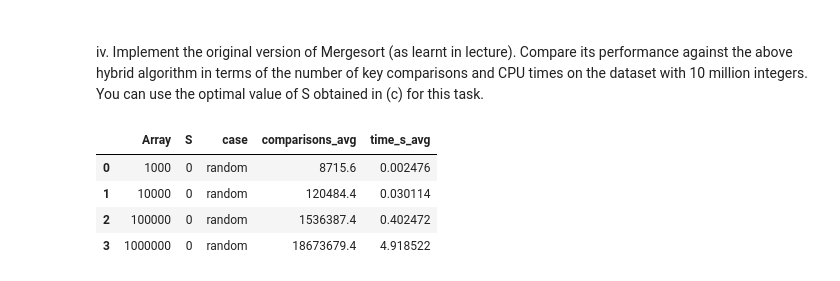
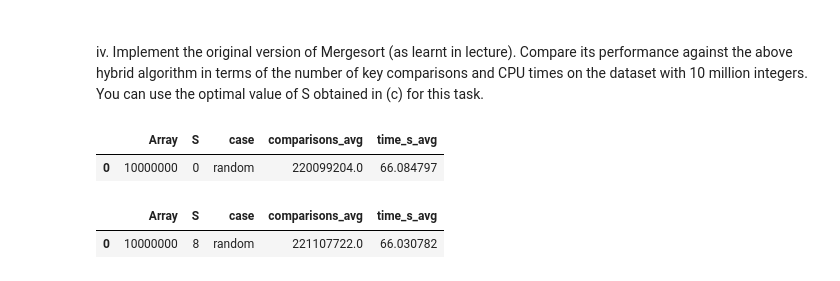
Before and after one commit to TeaLeafs04/SC2001, a Jupyter notebook: Project1.ipynb, the cells around one changed output. Drawn from its saved outputs; the diff is of its cells as text; code cells hidden in the pictures.

Commit message:
Updated multiarray

```diff
--- a/Project1.ipynb
+++ b/Project1.ipynb
@@ -133,8 +133,11 @@ def singlerun(size, S, case="random", seed=42):
 # %% [markdown]
 ### Data Collection for different array sizes with fixed S
 # %%
-def multiarray(S=32, trials=5, case="random", seed=42):
-    arraysize = [10**k for k in range(3, 7)]
+def multiarray(S=32, trials=5, case="random", seed=42, fixed_array=None):
+    if fixed_array is not None:
+        arraysize = [10**fixed_array]
+    else:
+        arraysize = [10**k for k in range(3, 8)]
     rows = []
     for array in arraysize:
         comps_list, time_list = [], []
@@ -245,11 +308,14 @@ plot_comparisons_vs_S(df_ii, array=10**6)
 ###
 iv. Implement the original version of Mergesort (as learnt in lecture). Compare its performance against the above hybrid algorithm in terms of the number of key comparisons and CPU times on the dataset with 10 million integers. You can use the optimal value of S obtained in (c) for this task.
 # %%
-df_iv = multiarray(S=0)
+df_iv = multiarray(S=0, fixed_array=7, trials=1)
 df_iv
 # %% [output]
 |  | Array | S | case | comparisons_avg | time_s_avg |
-| 0 | 1000 | 0 | random | 8715.6 | 0.002476 |
-| 1 | 10000 | 0 | random | 120484.4 | 0.030114 |
-| 2 | 100000 | 0 | random | 1536387.4 | 0.402472 |
-| 3 | 1000000 | 0 | random | 18673679.4 | 4.918522 |
+| 0 | 10000000 | 0 | random | 220099204.0 | 66.084797 |
+# %%
+df_iva = multiarray(S=8, fixed_array=7, trials=1)
+df_iva
+# %% [output]
+|  | Array | S | case | comparisons_avg | time_s_avg |
+| 0 | 10000000 | 8 | random | 221107722.0 | 66.030782 |
```
Also changed, not shown: parts of 8 cells of this notebook.
